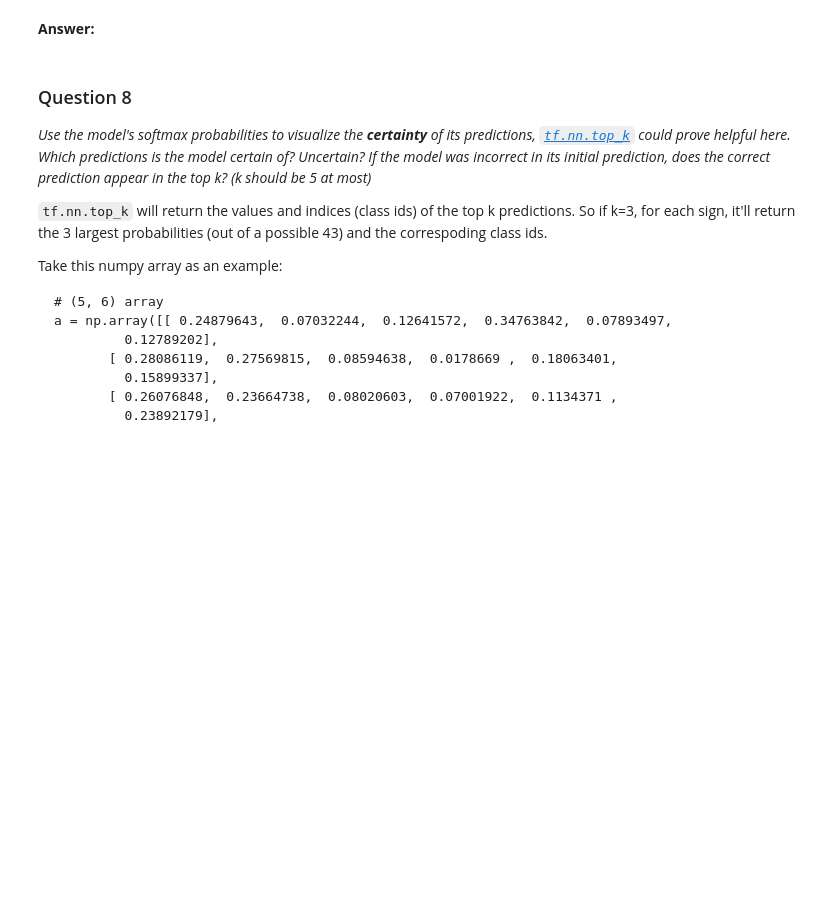
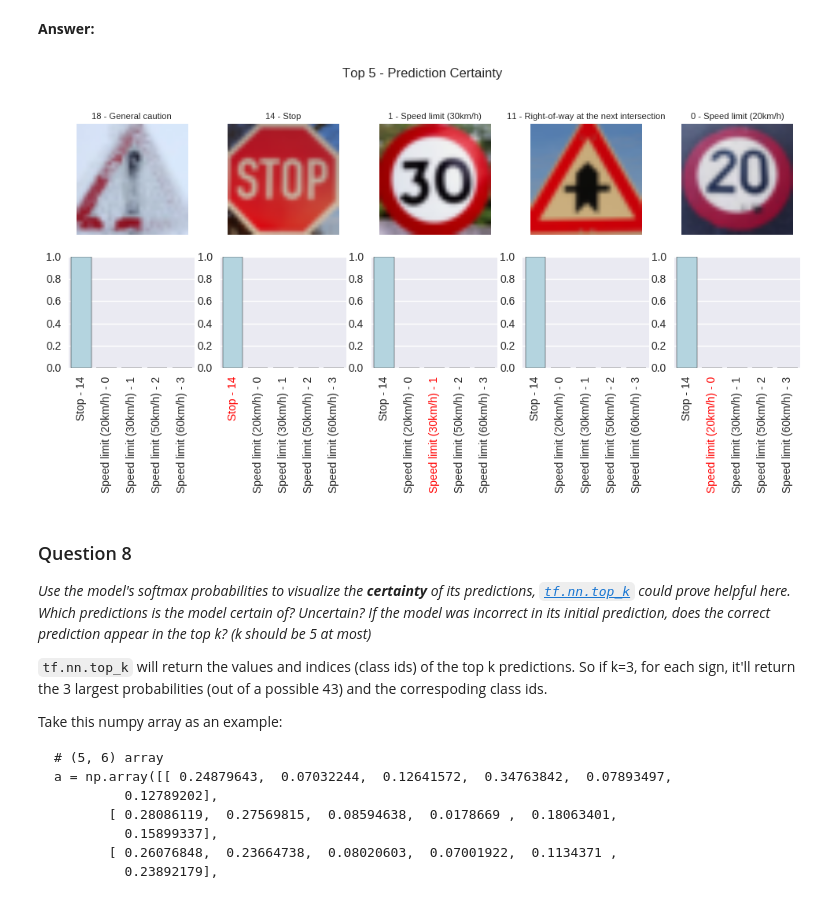
Before and after one commit to neoestod/Traffic-Sign-Classifier, a Jupyter notebook: Traffic_Sign_Classifier.ipynb, the cells around one changed output. Drawn from its saved outputs; the diff is of its cells as text; code cells hidden in the pictures; blank space fills up the shorter version.

```diff
--- a/Traffic_Sign_Classifier.ipynb
+++ b/Traffic_Sign_Classifier.ipynb
@@ -117,3 +158,4 @@ Use the code cell (or multiple code cells, if necessary) to implement the first
 X_train = X_train.astype(np.float32)
 X_test = X_test.astype(np.float32)
 X_train, y_train = shuffle(X_train, y_train, random_state=42)
+X_train, X_valid, y_train, y_valid = train_test_split(X_train, y_train, test_size=0.2, random_state=42)
@@ -624,0 +760,14 @@ _Choose five candidate images of traffic signs and provide them in the report. A
+# %%
+### Run the predictions here.
+### Feel free to use as many code cells as needed.
+save_dir = 'model1s/'
+softmax_prop = tf.nn.softmax(logits)
+top_5 = tf.nn.top_k(softmax_prop, k=5, sorted=True)
+
+with tf.Session() as session:
+        saver = tf.train.Saver(tf.global_variables())
+        ckpt = tf.train.latest_checkpoint(save_dir)
+        saver.restore(session, ckpt)
+        test_acc, top= session.run([accuracy,top_5], feed_dict={X: x_images, y: y_images, keep_prob:1.0, is_training:False})
+print("Test accuracy for original and imbalanced data with bottle-neck: {}".format(test_acc))
+#print(top_5)
@@ -636,3 +784,35 @@ _**NOTE:** You could check the accuracy manually by using `signnames.csv` (same
+# %%
+### Visualize the softmax probabilities here.
+### Feel free to use as many code cells as needed.
+import pandas as pd
+from sklearn import preprocessing
+lb = preprocessing.LabelBinarizer()
+lb.fit(np.concatenate((y_train, y_test), axis=0))
+def one_hot_encoding(data, lb):
+    encoded = np.array(lb.transform(data))
+    encoded_cls = lb.inverse_transform(encoded)
+
+    return encoded, encoded_cls
+y_images, y_cls = one_hot_encoding(y_images, lb)
+# %%
+f, axarr = plt.subplots(2, 5, figsize=(12, 4))
+f.suptitle('Top 5 - Prediction Certainty', fontsize=12, y=1.08)
+
+for i, ax in enumerate(axarr[0]):
+    ax.imshow(x_images[i])
+    ax.set_title('%s - %s' % (y_cls[i], signnames[y_cls[i]]), fontsize=8)
+    ax.axis('off')
+
+for i, ax in enumerate(axarr[1]):
+    data = pd.DataFrame([top.values[i]])
+    ax.set_ylim([0, 1.0])
+    sns.barplot(data=data, ax=ax, color='lightblue', ci=None)
+
+    _ = ax.set_xticklabels(['%s - %s'% (signnames[j], j) for j in top.indices[i]], rotation=90)
+
+    [tick.set_color("red") for j, tick in enumerate(ax.get_xticklabels()) if top.indices[i][j] == y_cls[i]]
+# %% [output]
+[figure, added]
 # %% [markdown]
 ### Question 8
 
```
Also changed, not shown: parts of 28 cells of this notebook.
